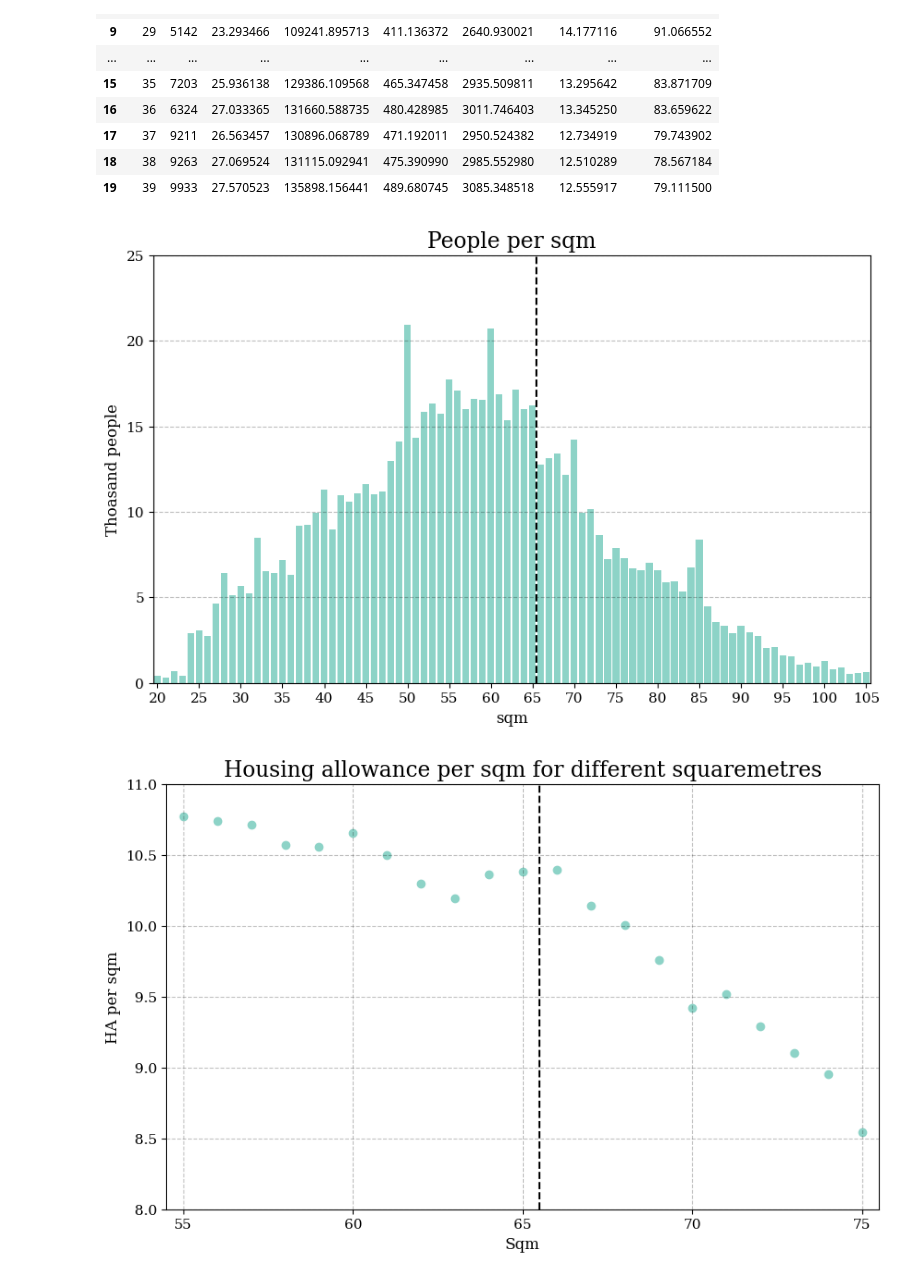
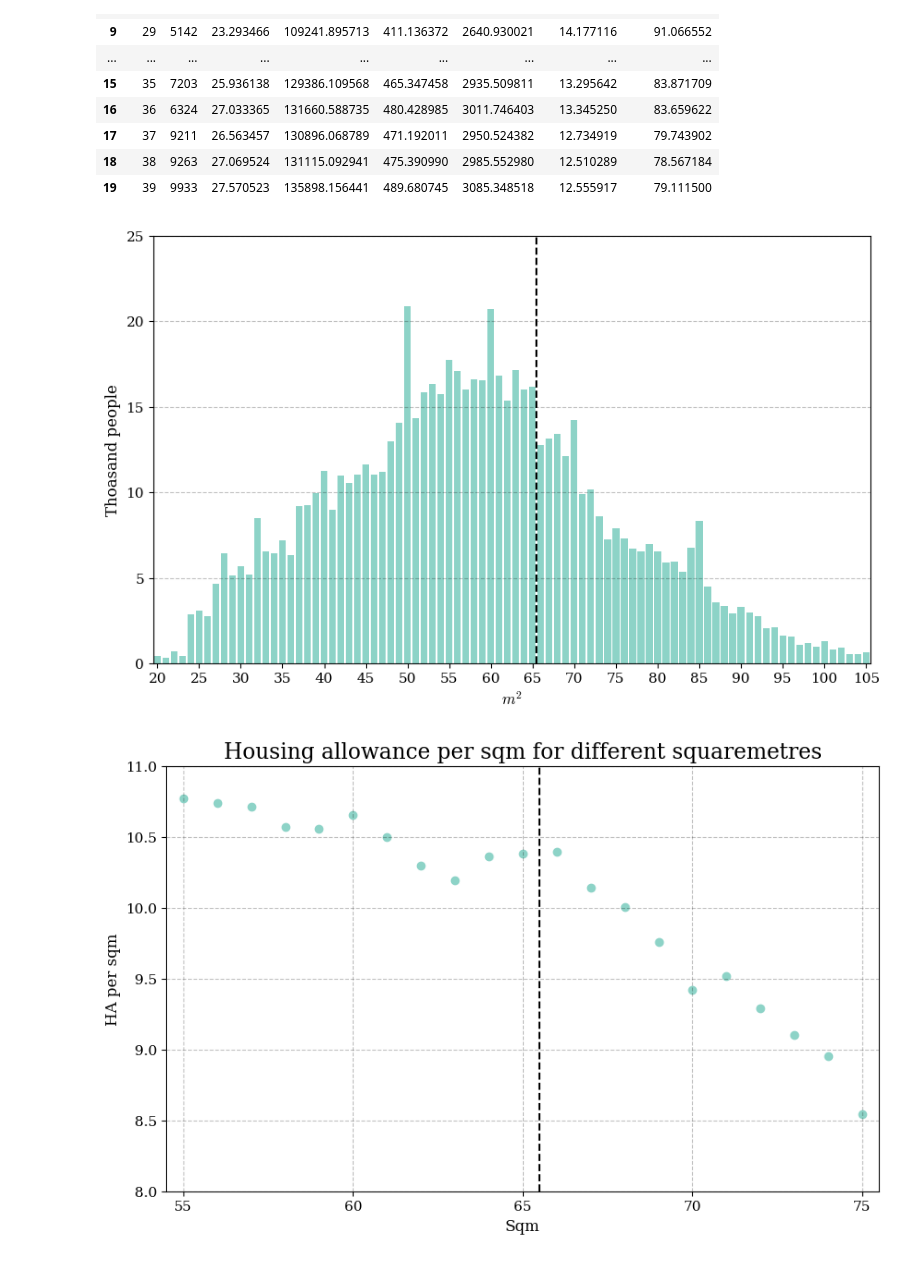
Before and after one commit to HansHoltenAndersen/Bachelor, a Jupyter notebook: Plots.ipynb, the cells around one changed output. Cells and saved outputs as stored; diff of their text form; code cells hidden in the pictures.

```diff
--- a/Plots.ipynb
+++ b/Plots.ipynb
@@ -77,26 +77,26 @@ df.head(20)
 # %%
 #Plot N on sqm
 df = df.sort_values(by="sqm")
 
 #make dotted line between bars 65 sqm and 66 sqm
 
 plt.figure(figsize=(10,6))
 plt.xlim(19.5, 105.5) # limit x-axis to 55-75 sqm
 plt.xticks(np.arange(20, 105.01, 5))  # limit x-axis to 55-75 sqm
 plt.ylim(0, 25) # limit x-axis to 55-75 sqm
 plt.yticks(np.arange(0, 25.01, 5))  # limit x-axis to 55-75 sqm
 plt.bar(df['sqm'], df['N']/1000)
-plt.title('People per sqm')
-plt.xlabel('sqm')
+# plt.title('People per sqm')
+plt.xlabel('$m^2$')
 plt.ylabel('Thoasand people')
 plt.grid(axis='x')
 x1 = 65
 x2 = 66
 midpoint = (x1 + x2) / 2
 plt.axvline(x=midpoint, color='black', linestyle='--')
 plt.show()
 # %% [output]
-[figure, old version]
+[figure, new version]
 # %%
 plt.figure(figsize=(10,6))
 
```
Also changed, not shown: parts of 4 cells of this notebook, 1 other file.
